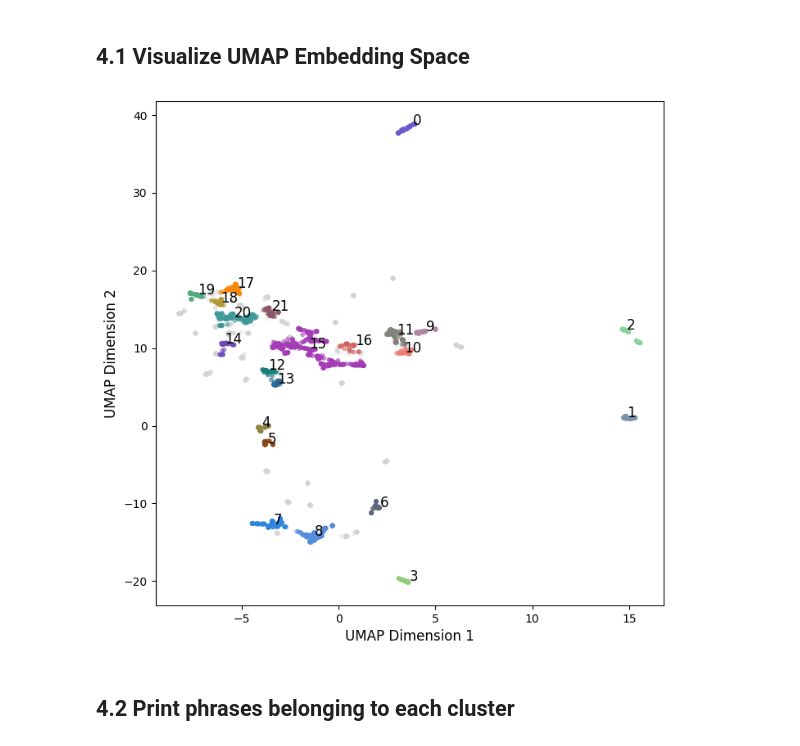
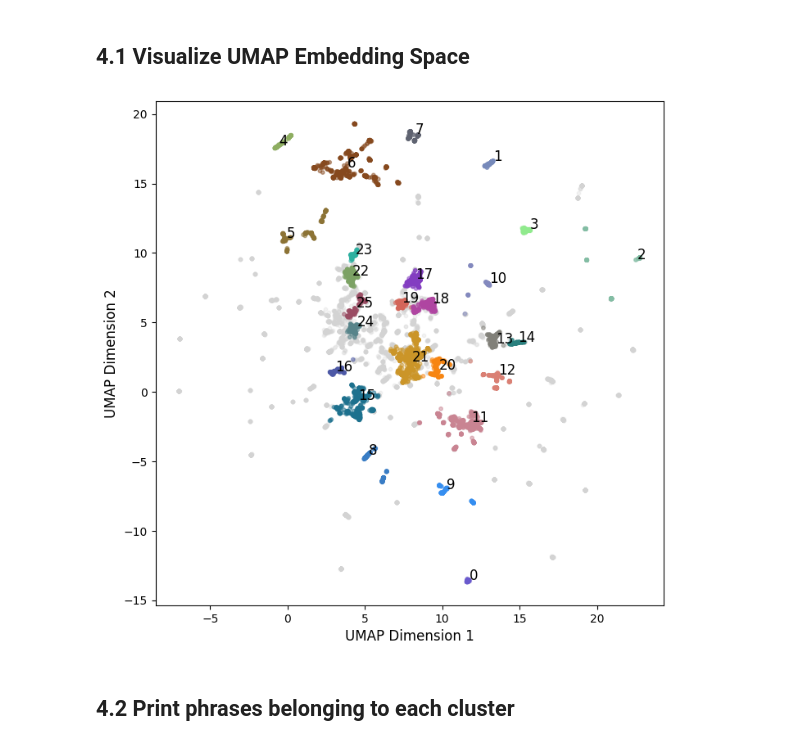
Before and after one commit to tsb46/the_brain_is, a Jupyter notebook: the_brain_is.ipynb, the cells around one changed output. Cells and saved outputs as stored; diff of their text form; code cells hidden in the pictures.

```diff
--- a/the_brain_is.ipynb
+++ b/the_brain_is.ipynb
@@ -80,7 +80,7 @@ for e in entity_cats:
 # %% [markdown]
 ## 4.1 Visualize UMAP Embedding Space
 # %%
-label = 'lung'
+label = 'liver'
 
 hdbscan = hdbs_dict[label]
 proj = umap_dict[label]
@@ -108,34 +108,34 @@ norm = mpl.colors.BoundaryNorm(bounds, cmap.N)
 
 fig, ax = plt.subplots(figsize=(8,8))
 
 # plot noise points as light gray
 c_idx_noise = np.where(hdbscan.labels_ == -1)[0]
 c_idx_noise_labels = hdbscan.labels_[c_idx_noise]
 proj_c_noise = proj[c_idx_noise,:]
 scat = ax.scatter(proj_c_noise[:,0], proj_c_noise[:,1], alpha=0.25,
                   color='lightgray', s=10)
 
 # plot cluster points
 c_idx = np.where(hdbscan.labels_ != -1)[0]
 c_idx_labels = hdbscan.labels_[c_idx]
 proj_c = proj[c_idx,:]
 scat = ax.scatter(proj_c[:,0], proj_c[:,1], alpha=0.5, c=c_idx_labels,
                   cmap=cmap, norm=norm, s=10)
 
 
 # place cluster label at cluster mediod position
 for i in range(hdbscan.medoids_.shape[0]):
     medoid_idx = hdbscan.medoids_[i,:]
     ax.text(medoid_idx[0]+0.1, medoid_idx[1]+0.1, i, fontsize=12)
 
 ax.set_xlabel('UMAP Dimension 1', fontsize=12)
 ax.set_ylabel('UMAP Dimension 2', fontsize=12)
 
 
 # ax.legend()
 plt.savefig('umap.png', transparent=True)
 # %% [output]
-[figure, old version]
+[figure, new version]
 # %% [markdown]
 ## 4.2 Print phrases belonging to each cluster
 # %%
```
Also changed, not shown: parts of 4 cells of this notebook, 2 other files.
